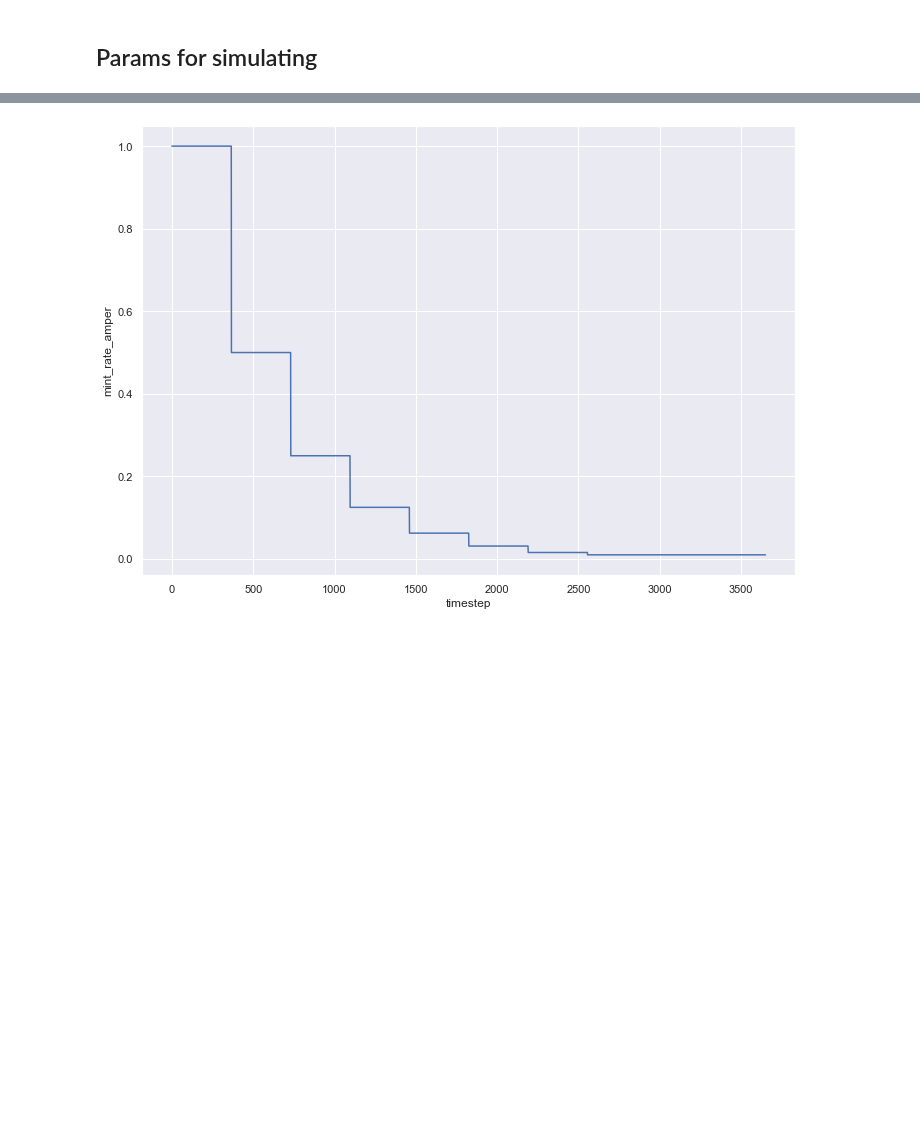
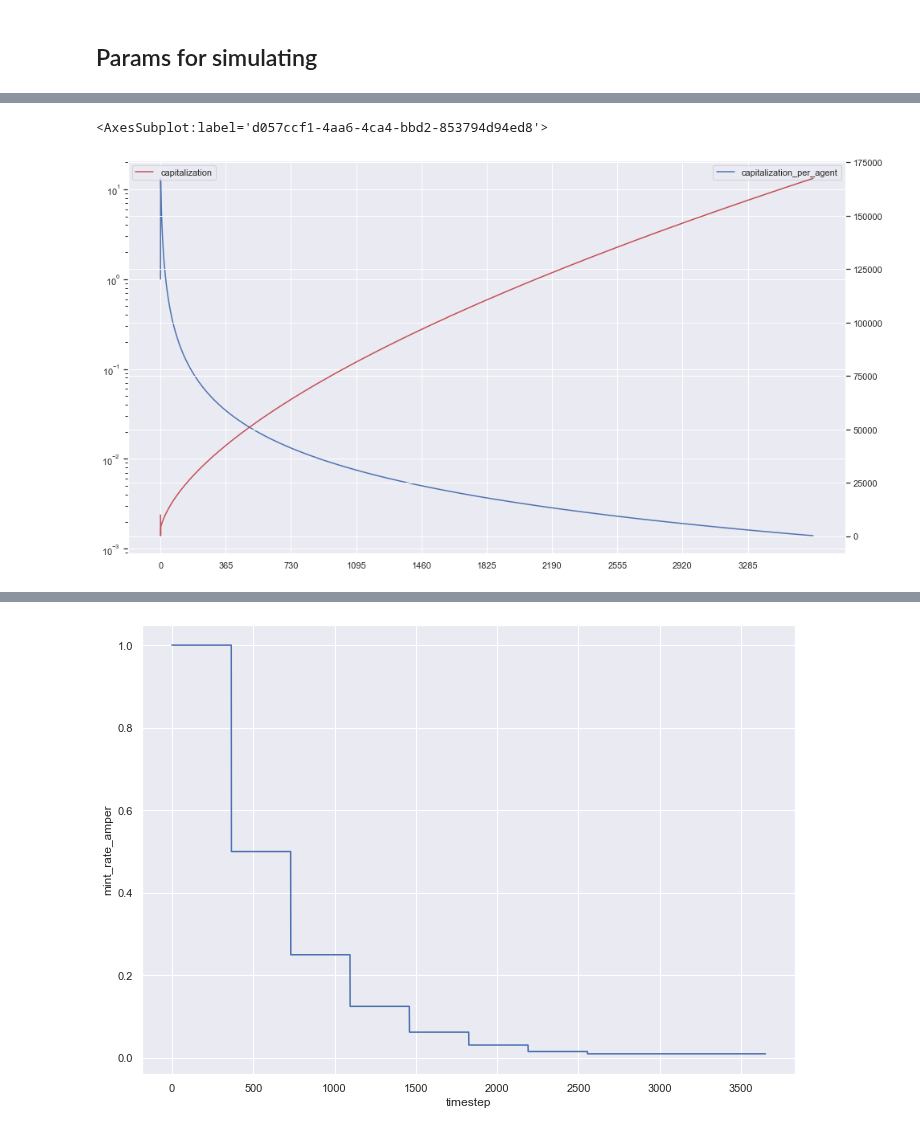
Before and after one commit to cybercongress/cybernomics, a Jupyter notebook: bostrom_simulation/simulation.ipynb, the cells around one changed output, grey strips where cells are left out. Drawn from its saved outputs; the diff is of its cells as text; code cells hidden in the pictures; blank space fills up the shorter version.

```diff
--- a/bostrom_simulation/simulation.ipynb
+++ b/bostrom_simulation/simulation.ipynb
@@ -253,3 +217,13 @@ linear_plot(plot_df, 'capitalization', render='sns')
+# %%
+capitalization_per_agent = plot_df[['capitalization_per_agent']]
+capitalization = plot_df[['capitalization']]
+ax1 = capitalization_per_agent.plot.line(figsize=(16,9), logy=True, xticks=range(0, 3650, 365))
+ax2 = ax1.twinx()
+ax2.spines['right'].set_position(('axes', 1.0))
+capitalization.plot.line(ax=ax2, figsize=(16,9), xticks=range(0, 3650, 365), style={'capitalization': 'r'})
+# %% [output]
+<AxesSubplot:label='d057ccf1-4aa6-4ca4-bbd2-853794d94ed8'>
+[figure, added]
 # %%
 linear_plot(plot_df, 'gboot_price', render='sns')
 # %% [output]
```
Also changed, not shown: parts of 35 cells of this notebook, 3 other files.
